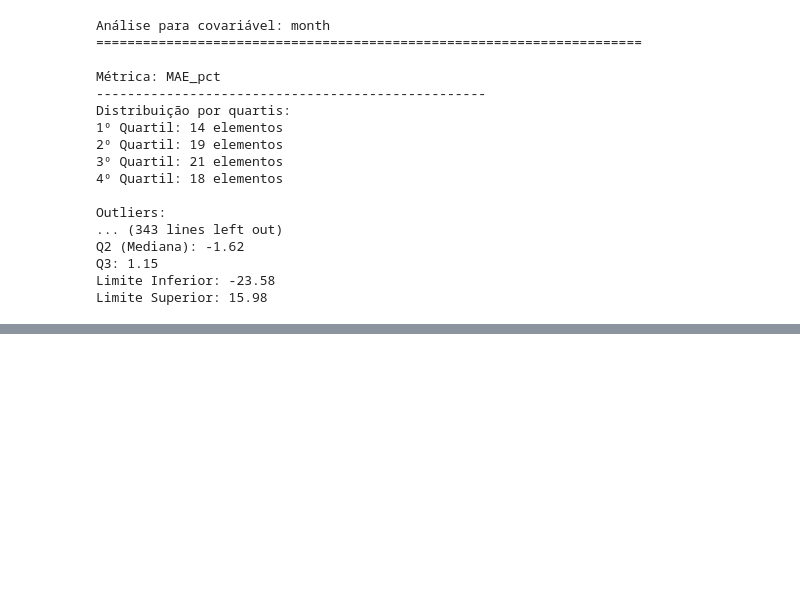
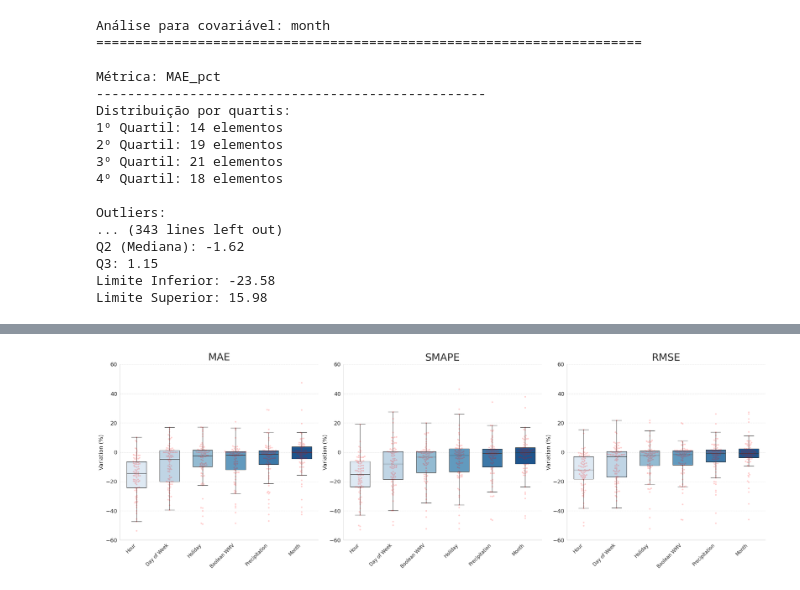
Before and after one commit to CarlosSenra/tcc-project, a Jupyter notebook: src_GRU/cleaning_resultmetrics.ipynb, the cells around one changed output, grey strips where cells are left out. Drawn from its saved outputs; the diff is of its cells as text; code cells hidden in the pictures; blank space fills up the shorter version.

```diff
--- a/src_GRU/cleaning_resultmetrics.ipynb
+++ b/src_GRU/cleaning_resultmetrics.ipynb
@@ -602,0 +786,88 @@ plt.show()
+# %%
+metricas = ['MAE_pct', 'SMAPE_pct', 'RMSE_pct']
+nome_metricas = {'MAE_pct': 'MAE', 'SMAPE_pct': 'SMAPE', 'RMSE_pct': 'RMSE'}
+nome_correto = {
+    'month': 'Month',
+    'precipType': "Precipitation",
+    'holiday': "Holiday",
+    'hour': "Hour",
+    'dayofweek_num': "Day of Week",
+    'bool_weather_missing_values': "Boolean WMV"
+}
+
+# Configurando o subplot
+fig, axes = plt.subplots(1, 3, figsize=(24, 8))
+sns.set_style("whitegrid")
+
+# Criando um plot para cada métrica
+for idx, metrica in enumerate(metricas):
+    # Preparando os dados para o boxplot
+    plot_data = []
+    for covar in nome_correto.keys():
+        df_filtered = df[df['Model_covariates'] == covar]
+        df_filtered['Covariate'] = nome_correto[covar]
+        plot_data.append(df_filtered[['Covariate', metrica]])
+
+    plot_df = pd.concat(plot_data)
+
+    # Calculando a mediana para cada covariável e ordenando
+    medians = plot_df.groupby('Covariate')[metrica].median().sort_values()
+    covariate_order = medians.index.tolist()
+
+    # Criando o boxplot com a ordem personalizada
+    sns.boxplot(
+        data=plot_df,
+        x='Covariate',
+        y=metrica,
+        palette="Blues",
+        width=0.6,
+        showfliers=False,
+        order=covariate_order,  # Definindo a ordem baseada na mediana
+        ax=axes[idx]
+    )
+
+    # Adicionando os pontos (mantendo a mesma ordem do boxplot)
+    sns.swarmplot(
+        data=plot_df,
+        x='Covariate',
+        y=metrica,
+        color='red',
+        alpha=0.2,
+        size=4,
+        order=covariate_order,  # Mesma ordem do boxplot
+        ax=axes[idx]
+    )
+
+    # Personalizando cada subplot
+    axes[idx].set_title(f"{nome_metricas[metrica]}",
+                       fontsize=26,
+                       pad=10)
+    axes[idx].set_ylabel("Variation (%)",
+                        fontsize=14)
+    axes[idx].set_xlabel("",
+                        fontsize=12)
+
+    # Ajustando os ticks
+    axes[idx].tick_params(axis='x', labelsize=12)
+    axes[idx].tick_params(axis='y', labelsize=14)
+
+    # Rotacionando os labels do eixo x
+    plt.setp(axes[idx].get_xticklabels(), rotation=45, ha='right')
+
+    # Ajustando os limites do eixo y
+    axes[idx].set_ylim(-60, 60)
+
+    # Configurando a grade
+    axes[idx].yaxis.grid(True, linestyle='--', alpha=0.7)
+    axes[idx].xaxis.grid(False)
+
+    # Removendo bordas
+    sns.despine(ax=axes[idx], left=False, bottom=False)
+
+# Ajustando o layout
+plt.tight_layout()
+
+# Salvando a figura
+plt.savefig('GRU_metrics_by_covariates_boxplot_ordered.png', bbox_inches='tight', dpi=300)
+plt.show()
+# %% [output]
@@ -602,0 +891 @@ plt.show()
+[figure, added]
```
Also changed, not shown: parts of 12 cells of this notebook, 3 other files.
